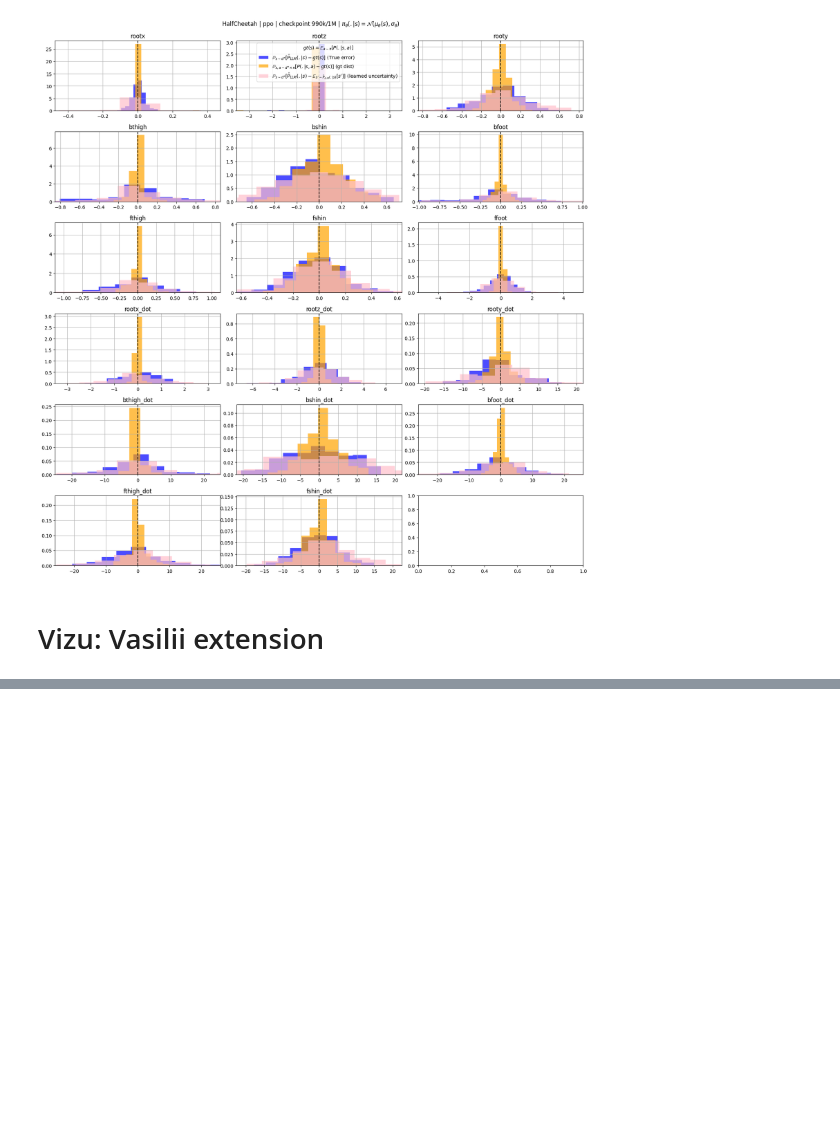
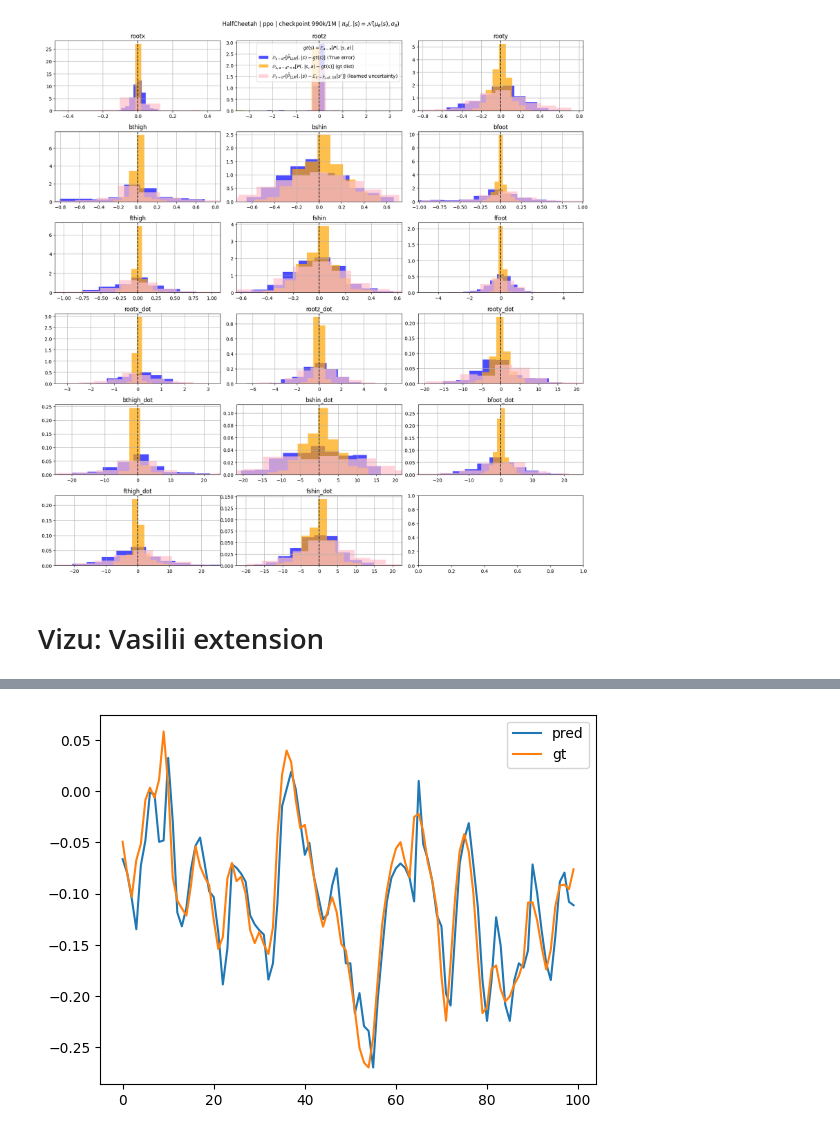
Before and after one commit to abenechehab/dicl, a Jupyter notebook: src/llmicl/notebooks/uncertainty_calibration.ipynb, the cells around one changed output, grey strips where cells are left out. Saved outputs shown, nothing was run; the diff lists cells and outputs as text; code cells hidden in the pictures; blank space fills up the shorter version.

```diff
--- a/src/llmicl/notebooks/uncertainty_calibration.ipynb
+++ b/src/llmicl/notebooks/uncertainty_calibration.ipynb
@@ -698,0 +896,48 @@ plt.show()
+# %%
+pred = np.array([-0.06628769, -0.07989537, -0.10476458, -0.13479532, -0.07238768,
+       -0.04798771, -0.00106467, -0.00294159, -0.0493954 , -0.04798771,
+        0.03271992, -0.02921849, -0.11837226, -0.13197994, -0.11367996,
+       -0.07614153, -0.05314924, -0.04517232, -0.07051076, -0.09772612,
+       -0.10335689, -0.13807994, -0.18875682, -0.15356454, -0.07144922,
+       -0.07473384, -0.0803646 , -0.08834152, -0.12118764, -0.13010302,
+       -0.13573378, -0.13995686, -0.18406451, -0.16811068, -0.10804919,
+       -0.01467235,  0.00221994,  0.01911224,  0.00221994, -0.02968772,
+       -0.06206462, -0.05033386, -0.08364921, -0.10335689, -0.12494149,
+       -0.12024918, -0.09209536, -0.07520307, -0.12118764, -0.16811068,
+       -0.16811068, -0.21691064, -0.19720296, -0.22957986, -0.23427216,
+       -0.26993367, -0.20377219, -0.15544146, -0.10804919, -0.08458767,
+       -0.07520307, -0.07051076, -0.07473384, -0.08458767, -0.10757996,
+        0.01019686, -0.05174155, -0.06628769, -0.08834152, -0.12118764,
+       -0.13197994, -0.19767219, -0.20940295, -0.13854917, -0.07051076,
+       -0.04658001, -0.03109541, -0.07144922, -0.11367996, -0.18453374,
+       -0.22441832, -0.18453374, -0.12306456, -0.15074916, -0.20846449,
+       -0.22441832, -0.18453374, -0.16811068, -0.17233375, -0.15544146,
+       -0.07144922, -0.09913382, -0.13620302, -0.16811068, -0.18453374,
+       -0.14183378, -0.08834152, -0.07942614, -0.10804919, -0.11133381])
+gt = np.array([-0.04930417, -0.0802142 , -0.10298721, -0.06721375, -0.05129289,
+       -0.00833273,  0.00355264, -0.00625537,  0.01149597,  0.0585276 ,
+        0.00606717, -0.08397799, -0.10679523, -0.11450202, -0.121391  ,
+       -0.09203141, -0.05381719, -0.07309963, -0.0837945 , -0.09176461,
+       -0.12569015, -0.15406029, -0.14232244, -0.08524247, -0.06993062,
+       -0.08776709, -0.08351053, -0.09988669, -0.13575993, -0.14837375,
+       -0.13739567, -0.14950171, -0.15904896, -0.13298121, -0.04307157,
+        0.01619839,  0.03987745,  0.02857423, -0.00821945, -0.03607733,
+       -0.03277102, -0.05890527, -0.083701  , -0.11415797, -0.1322625 ,
+       -0.11731483, -0.10354675, -0.11819413, -0.1490569 , -0.15542999,
+       -0.1844118 , -0.21456307, -0.2507793 , -0.26523843, -0.26993367,
+       -0.24101396, -0.18439718, -0.12908985, -0.09739392, -0.0724334 ,
+       -0.05601474, -0.04968566, -0.0690496 , -0.08395563, -0.02499036,
+       -0.02204163, -0.03915638, -0.06947631, -0.08795991, -0.11522696,
+       -0.18095563, -0.2242007 , -0.16778372, -0.10315062, -0.05842844,
+       -0.04169805, -0.0592116 , -0.09929973, -0.16221173, -0.21681534,
+       -0.21100627, -0.17367648, -0.17019999, -0.19341373, -0.20541252,
+       -0.20042518, -0.18882859, -0.18035863, -0.16645786, -0.10872648,
+       -0.10849379, -0.12599939, -0.15235995, -0.17415611, -0.1548793 ,
+       -0.1122246 , -0.09201701, -0.09121933, -0.09557566, -0.07617129])
+plt.figure()
+plt.plot(np.arange(len(pred)), pred, label='pred')
+plt.plot(np.arange(len(gt)), gt, label='gt')
+plt.legend()
+plt.show()
+# %% [output]
+[figure, added]
```
Also changed, not shown: parts of 21 cells of this notebook, 4 other files.
